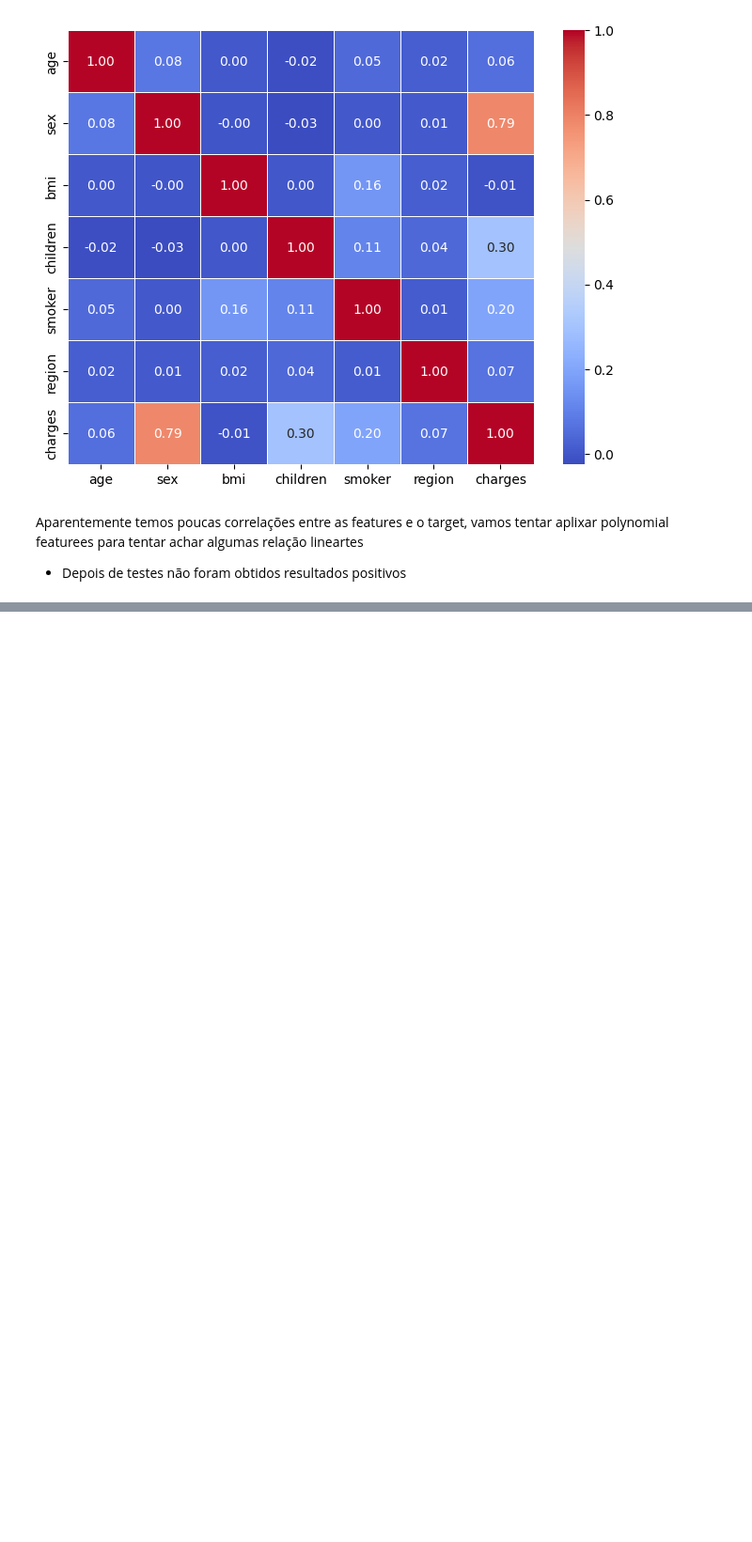
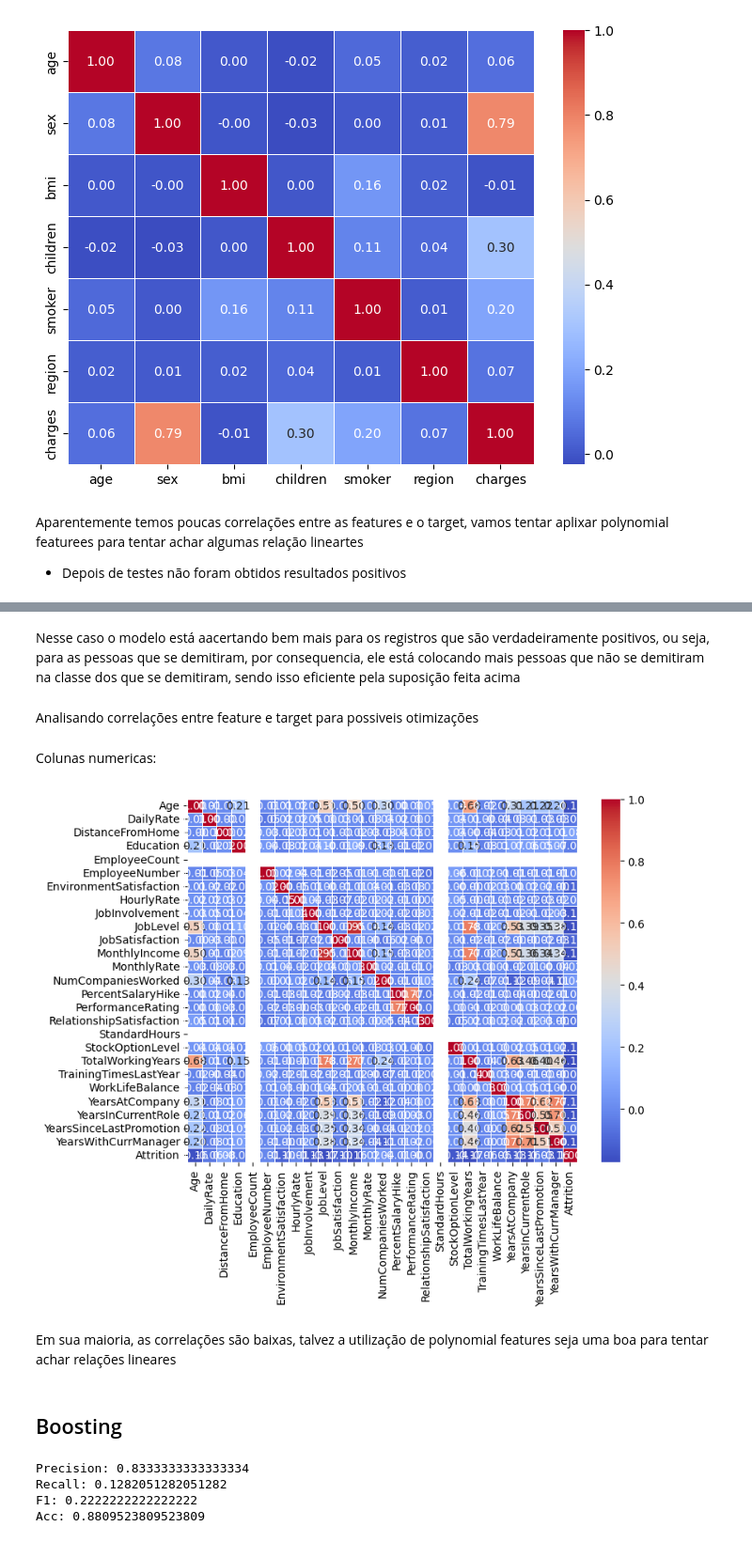
Before and after one commit to VitorLeitao/Universidade-dos-Dados, a Jupyter notebook: Semana 24-33_ Machine Learning/Machine learning.ipynb, the cells around one changed output, grey strips where cells are left out. Shown at 94% size. Cells and saved outputs as stored; diff of their text form; code cells hidden in the pictures; blank space fills up the shorter version.

```diff
--- a/Semana 24-33_ Machine Learning/Machine learning.ipynb
+++ b/Semana 24-33_ Machine Learning/Machine learning.ipynb
@@ -299,0 +359,3 @@ Aparentemente temos poucas correlações entre as features e o target, vamos ten
+# %%
+X = hr_data.drop('Attrition', axis=1)
+y = hr_data['Attrition']
@@ -299,0 +467,21 @@ Aparentemente temos poucas correlações entre as features e o target, vamos ten
+# %% [markdown]
+Nesse caso o modelo está aacertando bem mais para os registros que são verdadeiramente positivos, ou seja, para as pessoas que se demitiram, por consequencia, ele está colocando mais pessoas que não se demitiram na classe dos que se demitiram, sendo isso eficiente pela suposição feita acima
+# %% [markdown]
+Analisando correlações entre feature e target para possiveis otimizações
+# %% [markdown]
+Colunas numericas:
+# %%
+corr_df = pd.concat([X[numeric_features], y], axis=1)
+correlation_matrix = corr_df.corr()
+
+# Criando o mapa de calor usando Seaborn
+plt.figure(figsize=(8, 6))
+sns.heatmap(correlation_matrix, annot=True, cmap='coolwarm', fmt=".2f", linewidths=0.5)
+
+plt.show()
+# %% [output]
+[figure, added]
+# %% [markdown]
+Em sua maioria, as correlações são baixas, talvez a utilização de polynomial features seja uma boa para tentar achar relações lineares
+# %% [markdown]
+## Boosting
@@ -299,0 +498,11 @@ Aparentemente temos poucas correlações entre as features e o target, vamos ten
+# %%
+#y_pred = (bagging_model.predict_proba(X_test_transformed)[:,1]>0.25)
+print(f"Precision: {precision_score(y_test, y_pred)}")
+print(f"Recall: {recall_score(y_test, y_pred)}")
+print(f"F1: {f1_score(y_test, y_pred)}")
+print(f"Acc: {accuracy_score(y_test, y_pred)}")
+# %% [output]
+Precision: 0.8333333333333334
+Recall: 0.1282051282051282
+F1: 0.2222222222222222
+Acc: 0.8809523809523809
```
Also changed, not shown: parts of 84 cells of this notebook, 1 other file.
